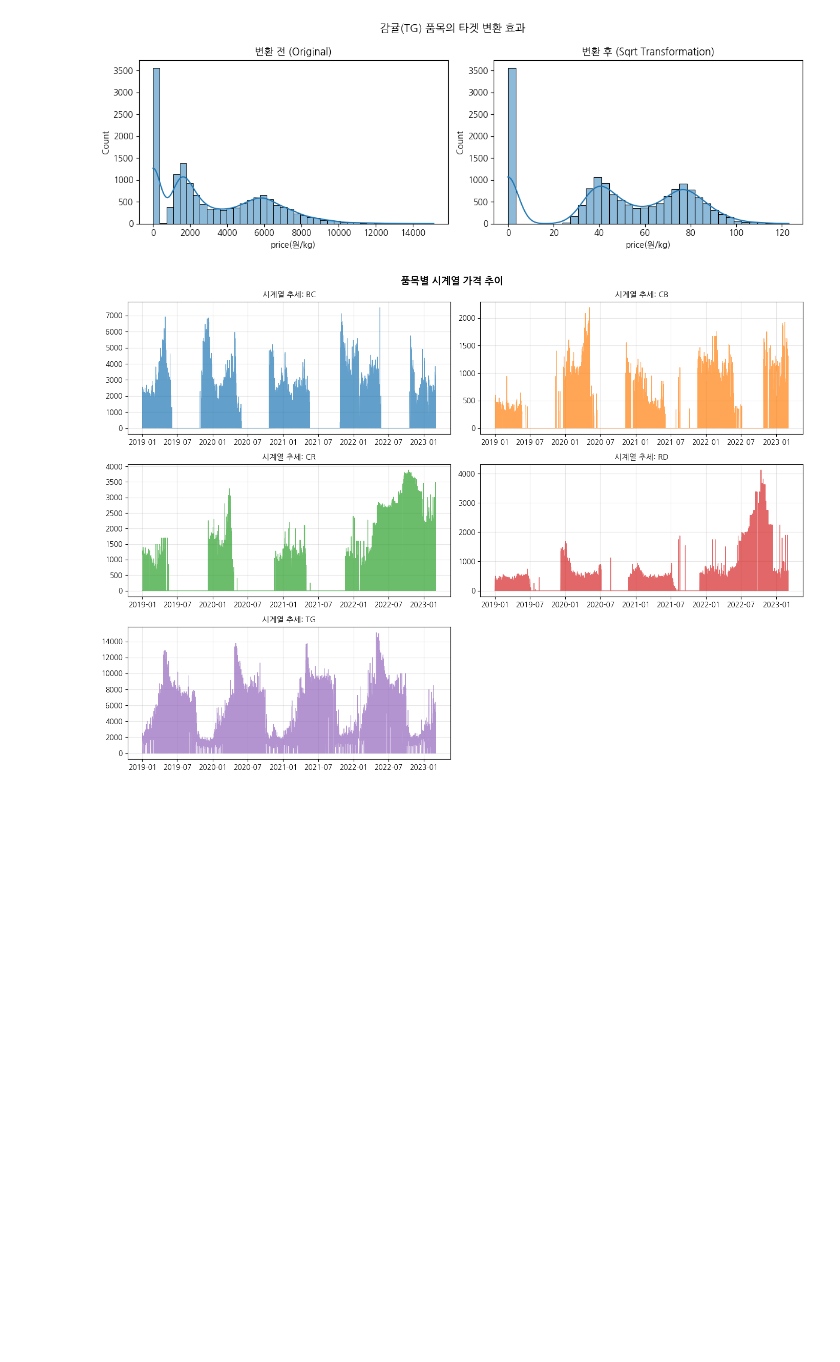
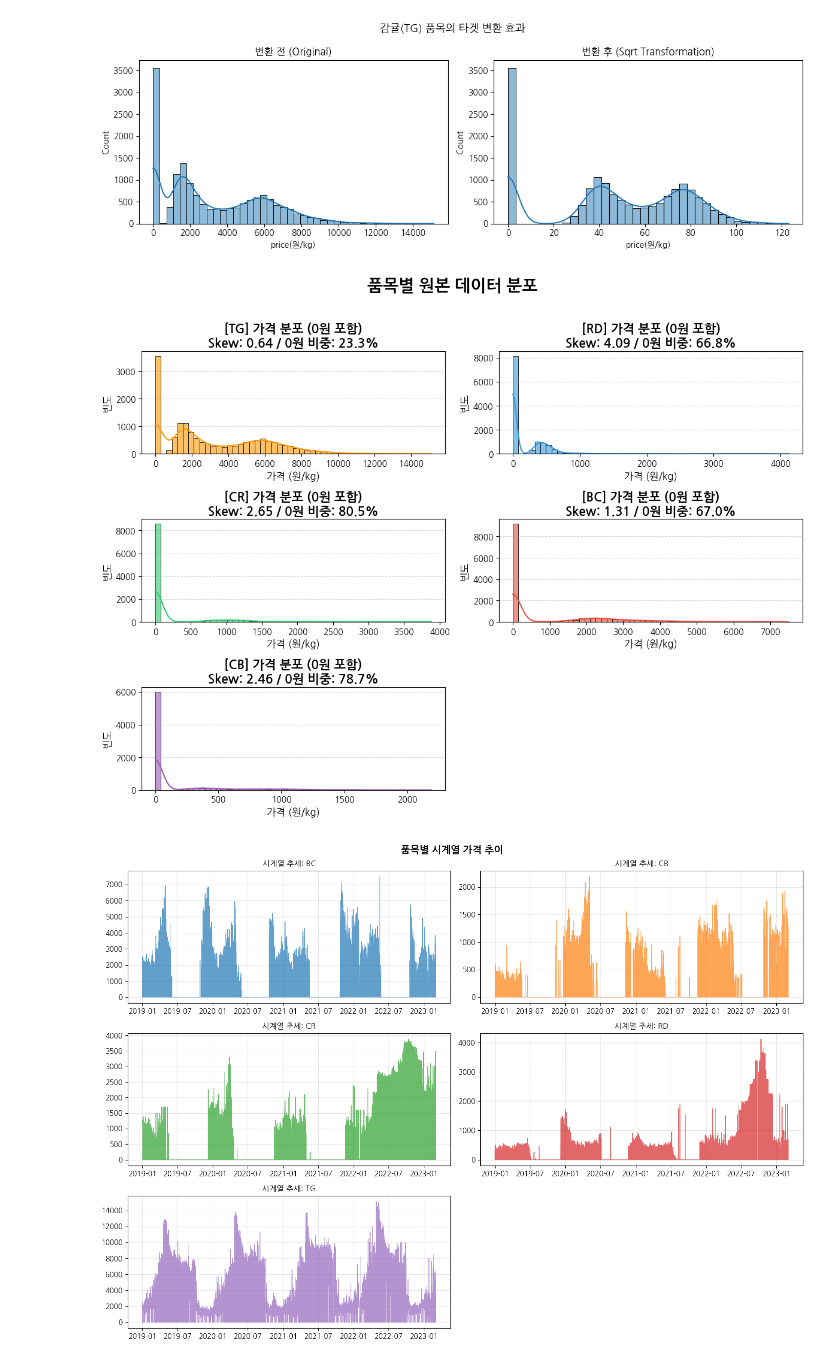
Before and after one commit to chul3224/Tomorrow-Jeju, a Jupyter notebook: 각자_최종파트/Jeju_Final_v1.2dw.ipynb, the cells around one changed output. Cells and saved outputs as stored; diff of their text form; code cells hidden in the pictures; blank space fills up the shorter version.

```diff
--- a/각자_최종파트/Jeju_Final_v1.1.ipynb
+++ b/각자_최종파트/Jeju_Final_v1.2dw.ipynb
@@ -856,6 +855,47 @@ plt.tight_layout()
 plt.show()
 # %% [output]
 [figure]
+# %%
+# 5개 주요 품목 및 색상 설정
+items = ['TG', 'RD', 'CR', 'BC', 'CB']
+colors = ['#ff9900', '#3498db', '#2ecc71', '#e74c3c', '#9b59b6']
+
+# 그래프 생성
+fig = plt.figure(figsize=(12, 9))
+plt.rcParams['axes.unicode_minus'] = False
+
+for i, item in enumerate(items):
+    # 각 품목의 위치 설정 (2-2-1)
+    if i < 4:
+        ax = fig.add_subplot(3, 2, i + 1)
+    else:
+        # 마지막 5번째 품목은 아래 중앙에 크게 배치 (또는 좌측 배치)
+        ax = fig.add_subplot(3, 2, 5)
+
+    # 전체 데이터 추출
+    target_data = train[train['item'] == item]['price(원/kg)']
+
+    # 히스토그램 + KDE
+    sns.histplot(target_data, kde=True, ax=ax, color=colors[i], bins=50, alpha=0.6)
+
+    # 통계치 계산
+    skewness = target_data.skew()
+    zero_ratio = (target_data == 0).mean() * 100
+
+    # 타이틀 및 라벨
+    ax.set_title(f'[{item}] 가격 분포 (0원 포함)\nSkew: {skewness:.2f} / 0원 비중: {zero_ratio:.1f}%',
+                 fontsize=15, fontweight='bold')
+    ax.set_xlabel('가격 (원/kg)', fontsize=12)
+    ax.set_ylabel('빈도', fontsize=12)
+    ax.grid(axis='y', linestyle='--', alpha=0.5)
+
+# 전체 제목
+plt.suptitle('품목별 원본 데이터 분포', fontsize=20, fontweight='bold', y=1.02)
+
+plt.tight_layout()
+plt.show()
+# %% [output]
+[figure, added]
 # %%
 # 품목마다 특성이 달라 변환을 달리 해줘야함
 # 품목별 시계열 추이
```
Also changed, not shown: parts of 7 cells of this notebook, 1 other file.
